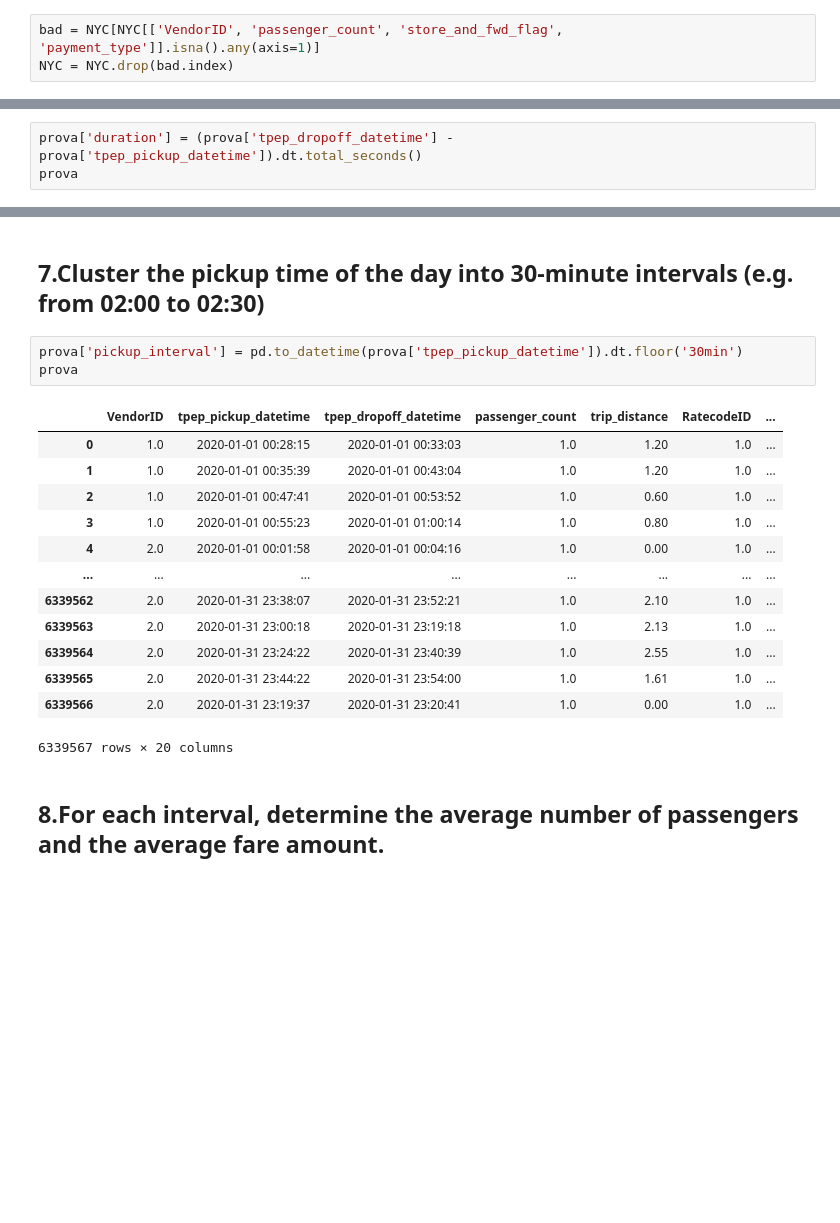
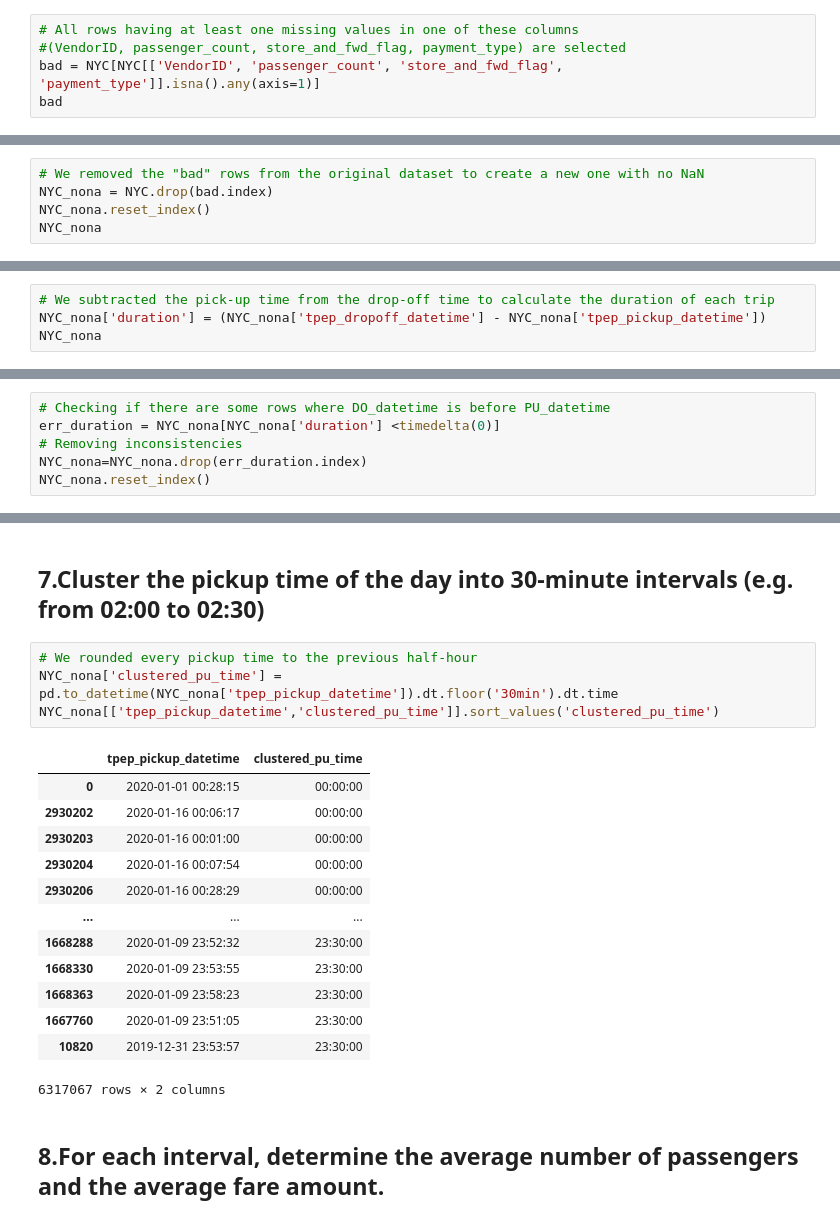
Before and after one commit to federicaromano0/progetto_computer_science, a Jupyter notebook: foundationsCS project4.0.ipynb, the cells around one changed output, grey strips where cells are left out. Saved outputs shown, nothing was run; the diff lists cells and outputs as text; blank space fills up the shorter version.

```diff
--- a/foundationsCS project4.0.ipynb
+++ b/foundationsCS project4.0.ipynb
@@ -132,5 +160,7 @@ n_trips
 # %% [markdown]
 ## 4.Save all rows with missing VendorID, passenger_count, store_and_fwd_flag, payment_type in a new dataframe called bad, and remove those rows from the original dataframe.
 # %%
+# All rows having at least one missing values in one of these columns
+#(VendorID, passenger_count, store_and_fwd_flag, payment_type) are selected
 bad = NYC[NYC[['VendorID', 'passenger_count', 'store_and_fwd_flag', 'payment_type']].isna().any(axis=1)]
-NYC = NYC.drop(bad.index)
+bad
@@ -141,0 +181,5 @@ prova['tpep_dropoff_datetime'] = pd.to_datetime(NYC['tpep_dropoff_datetime'])
+# %%
+# We removed the "bad" rows from the original dataset to create a new one with no NaN
+NYC_nona = NYC.drop(bad.index)
+NYC_nona.reset_index()
+NYC_nona
@@ -142,8 +200,9 @@ prova['tpep_dropoff_datetime'] = pd.to_datetime(NYC['tpep_dropoff_datetime'])
 # %% [markdown]
 ## 5.Add a duration column storing how long each trip has taken (use tpep_pickup_datetime, tpep_dropoff_datetime)
 # %%
-prova['duration'] = (prova['tpep_dropoff_datetime'] - prova['tpep_pickup_datetime']).dt.total_seconds()
-prova
+# We subtracted the pick-up time from the drop-off time to calculate the duration of each trip
+NYC_nona['duration'] = (NYC_nona['tpep_dropoff_datetime'] - NYC_nona['tpep_pickup_datetime'])
+NYC_nona
 # %% [output]
 |  | VendorID | tpep_pickup_datetime | tpep_dropoff_datetime | passenger_count | trip_distance | RatecodeID | ... |
 | 0 | 1.0 | 2020-01-01 00:28:15 | 2020-01-01 00:33:03 | 1.0 | 1.20 | 1.0 | ... |
@@ -167,0 +220,6 @@ err_duration
+# %%
+# Checking if there are some rows where DO_datetime is before PU_datetime
+err_duration = NYC_nona[NYC_nona['duration'] <timedelta(0)]
+# Removing inconsistencies
+NYC_nona=NYC_nona.drop(err_duration.index)
+NYC_nona.reset_index()
@@ -188,22 +261,23 @@ n_started
 # %% [markdown]
 ## 7.Cluster the pickup time of the day into 30-minute intervals (e.g. from 02:00 to 02:30)
 # %%
-prova['pickup_interval'] = pd.to_datetime(prova['tpep_pickup_datetime']).dt.floor('30min')
-prova
+# We rounded every pickup time to the previous half-hour
+NYC_nona['clustered_pu_time'] = pd.to_datetime(NYC_nona['tpep_pickup_datetime']).dt.floor('30min').dt.time
+NYC_nona[['tpep_pickup_datetime','clustered_pu_time']].sort_values('clustered_pu_time')
 # %% [output]
-|  | VendorID | tpep_pickup_datetime | tpep_dropoff_datetime | passenger_count | trip_distance | RatecodeID | ... |
-| 0 | 1.0 | 2020-01-01 00:28:15 | 2020-01-01 00:33:03 | 1.0 | 1.20 | 1.0 | ... |
-| 1 | 1.0 | 2020-01-01 00:35:39 | 2020-01-01 00:43:04 | 1.0 | 1.20 | 1.0 | ... |
-| 2 | 1.0 | 2020-01-01 00:47:41 | 2020-01-01 00:53:52 | 1.0 | 0.60 | 1.0 | ... |
-| 3 | 1.0 | 2020-01-01 00:55:23 | 2020-01-01 01:00:14 | 1.0 | 0.80 | 1.0 | ... |
-| 4 | 2.0 | 2020-01-01 00:01:58 | 2020-01-01 00:04:16 | 1.0 | 0.00 | 1.0 | ... |
-| ... | ... | ... | ... | ... | ... | ... | ... |
-| 6339562 | 2.0 | 2020-01-31 23:38:07 | 2020-01-31 23:52:21 | 1.0 | 2.10 | 1.0 | ... |
-| 6339563 | 2.0 | 2020-01-31 23:00:18 | 2020-01-31 23:19:18 | 1.0 | 2.13 | 1.0 | ... |
-| 6339564 | 2.0 | 2020-01-31 23:24:22 | 2020-01-31 23:40:39 | 1.0 | 2.55 | 1.0 | ... |
-| 6339565 | 2.0 | 2020-01-31 23:44:22 | 2020-01-31 23:54:00 | 1.0 | 1.61 | 1.0 | ... |
-| 6339566 | 2.0 | 2020-01-31 23:19:37 | 2020-01-31 23:20:41 | 1.0 | 0.00 | 1.0 | ... |
+|  | tpep_pickup_datetime | clustered_pu_time |
+| 0 | 2020-01-01 00:28:15 | 00:00:00 |
+| 2930202 | 2020-01-16 00:06:17 | 00:00:00 |
+| 2930203 | 2020-01-16 00:01:00 | 00:00:00 |
+| 2930204 | 2020-01-16 00:07:54 | 00:00:00 |
+| 2930206 | 2020-01-16 00:28:29 | 00:00:00 |
+| ... | ... | ... |
+| 1668288 | 2020-01-09 23:52:32 | 23:30:00 |
+| 1668330 | 2020-01-09 23:53:55 | 23:30:00 |
+| 1668363 | 2020-01-09 23:58:23 | 23:30:00 |
+| 1667760 | 2020-01-09 23:51:05 | 23:30:00 |
+| 10820 | 2019-12-31 23:53:57 | 23:30:00 |
-6339567 rows × 20 columns
+6317067 rows × 2 columns
 # %% [markdown]
 ## 8.For each interval, determine the average number of passengers and the average fare amount.
 # %%
```
Also changed, not shown: parts of 33 cells of this notebook.
